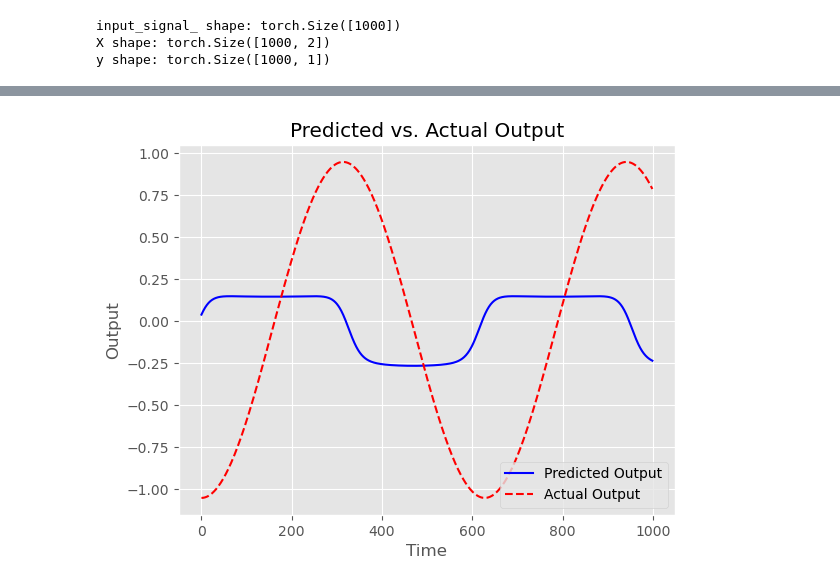
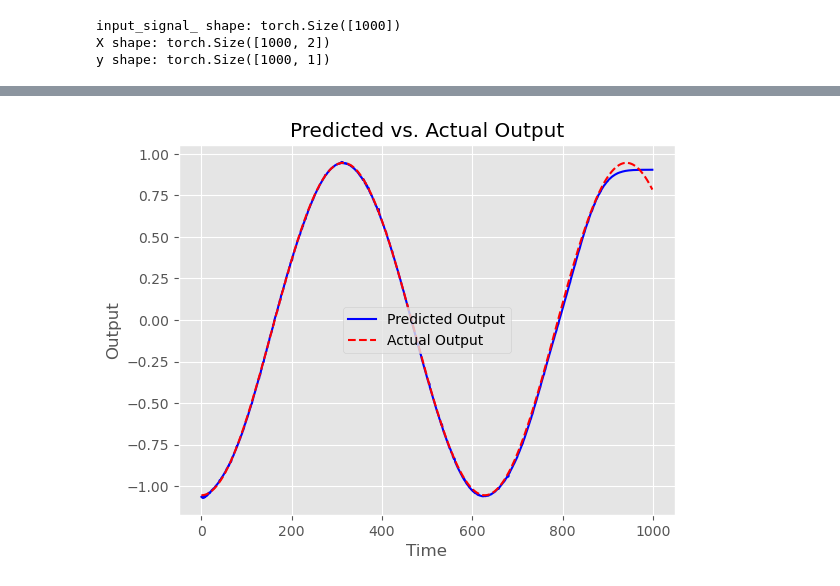
Before and after one commit to mmahdin/Computational-Intelligence-EE-AUT, a Jupyter notebook: lab/9/main.ipynb, the cells around one changed output, grey strips where cells are left out. Drawn from its saved outputs; the diff is of its cells as text; code cells hidden in the pictures.

Commit message:
lab9 -> complete part2. considering sin(t) as train and test

```diff
--- a/lab/9/main.ipynb
+++ b/lab/9/main.ipynb
@@ -292,6 +292,10 @@ input_signal_ shape: torch.Size([1000])
 X shape: torch.Size([1000, 2])
 y shape: torch.Size([1000, 1])
 # %%
+input_signal_torch = torch.from_numpy(input_signal).reshape(-1,1).to(device)
+X = torch.cat([input_signal_torch, input_signal_torch], dim=1).to(device).float()
+y = torch.from_numpy(y_out).to(device).float().reshape(-1,1)
+
 model = DeepNetwork(input_dim=X.shape[1], hidden_dims=[64], num_classes=1).to(device)
 criterion = nn.MSELoss()
 optimizer = optim.Adam(model.parameters(), lr=0.001)
@@ -326,17 +330,17 @@ Epoch 9000, Loss: 0.0011195673141628504
 # %%
 input_signal_torch = torch.from_numpy(input_signal).reshape(-1,1)
-X_test = torch.cat([input_signal_torch, input_signal_torch], dim=1).to(device).float()
+X_test = X
 
 # Combine delayed test input and output for prediction
 predicted_output = model(X_test)
 
 # Plot predicted output and actual output
 plt.plot(predicted_output.detach().cpu().numpy(), label="Predicted Output", color="blue")
 plt.plot(y_out, label="Actual Output", color="red", linestyle="--")
 plt.xlabel("Time")
 plt.ylabel("Output")
 plt.legend()
 plt.title("Predicted vs. Actual Output")
 plt.show()
 # %% [output]
-[figure, old version]
+[figure, new version]
```
Also changed, not shown: parts of 2 cells of this notebook.
